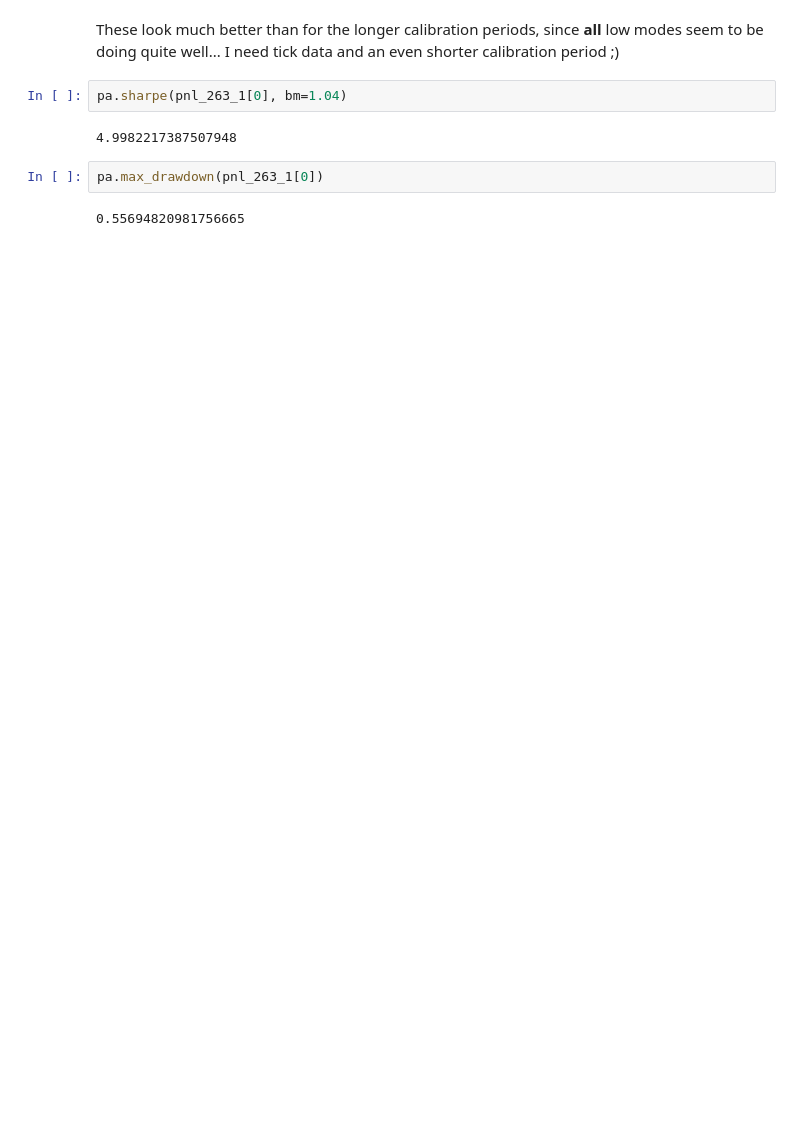
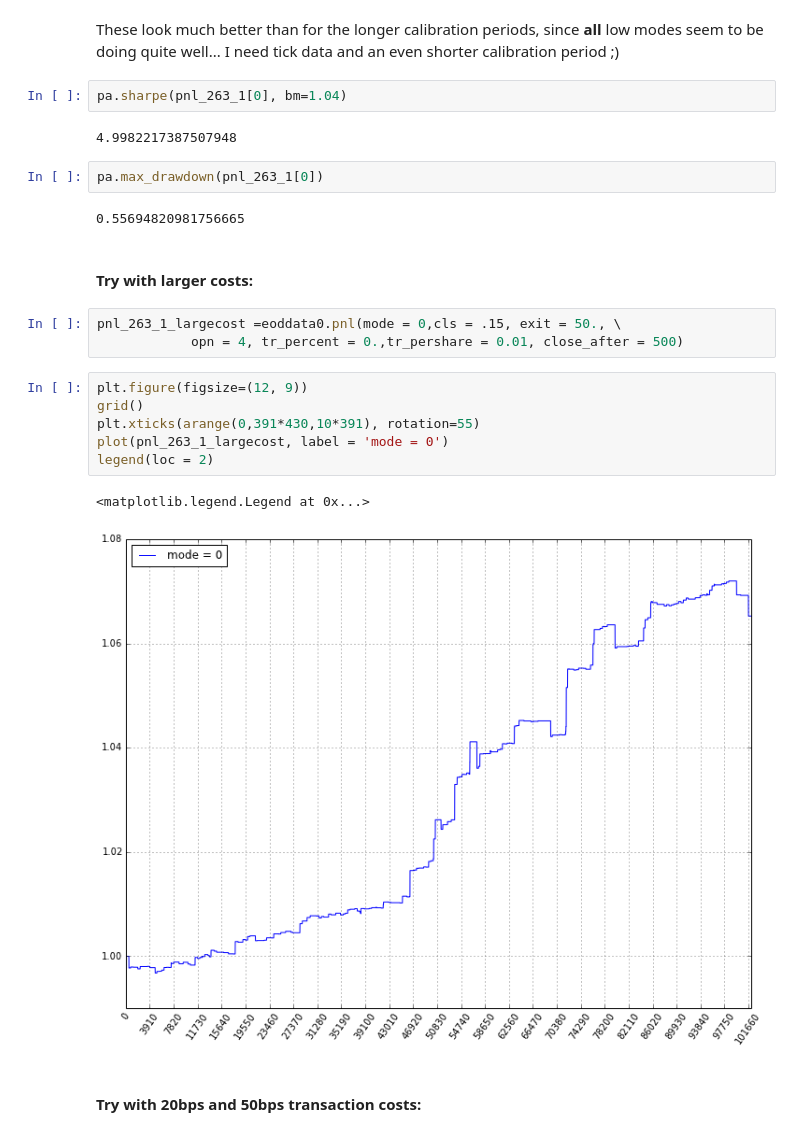
Before and after one commit to harpone/PyArb, a Jupyter notebook: PyArb Intro.ipynb, the cells around one changed output. Saved outputs shown, nothing was run; the diff lists cells and outputs as text; blank space fills up the shorter version.

Commit message:
Now with other transaction costs
Did cumulative returns also with $0.01 per share and 20..50bps. Also
corrected a silly brain fart in the beginning.

```diff
--- a/PyArb Intro.ipynb
+++ b/PyArb Intro.ipynb
@@ -559,3 +569,19 @@ pa.sharpe(pnl_263_1[0], bm=1.04)
 pa.max_drawdown(pnl_263_1[0])
 # %% [output]
 0.55694820981756665
+# %% [markdown]
+#### Try with larger costs:
+# %%
+pnl_263_1_largecost =eoddata0.pnl(mode = 0,cls = .15, exit = 50., \
+            opn = 4, tr_percent = 0.,tr_pershare = 0.01, close_after = 500)
+# %%
+plt.figure(figsize=(12, 9))
+grid()
+plt.xticks(arange(0,391*430,10*391), rotation=55)
+plot(pnl_263_1_largecost, label = 'mode = 0')
+legend(loc = 2)
+# %% [output]
+<matplotlib.legend.Legend at 0x...>
+[figure, added]
+# %% [markdown]
+#### Try with 20bps and 50bps transaction costs:
```
Also changed, not shown: parts of 9 cells of this notebook, 1 other file.
